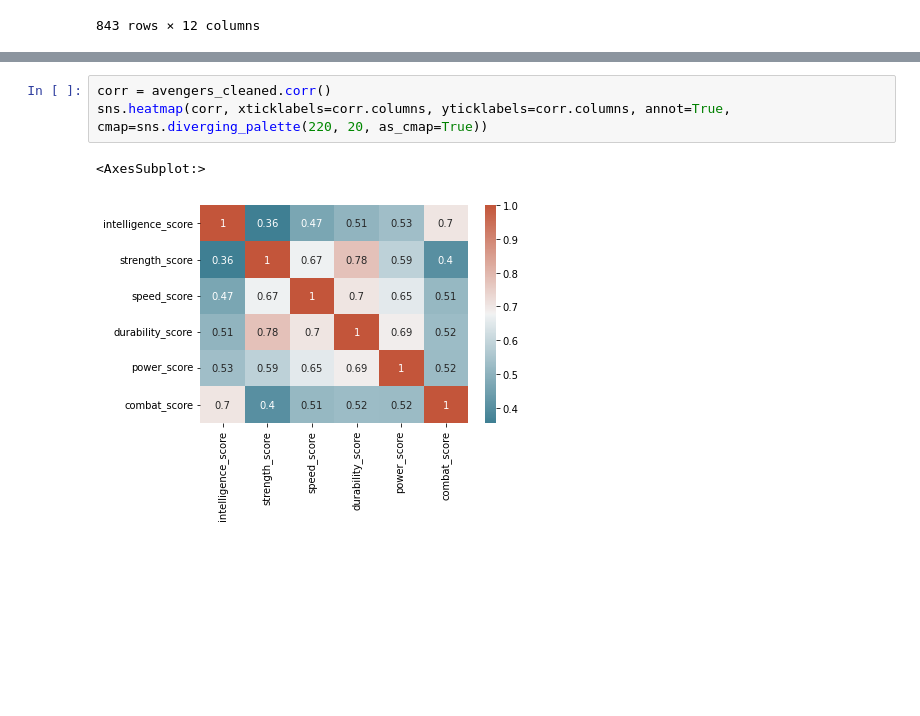
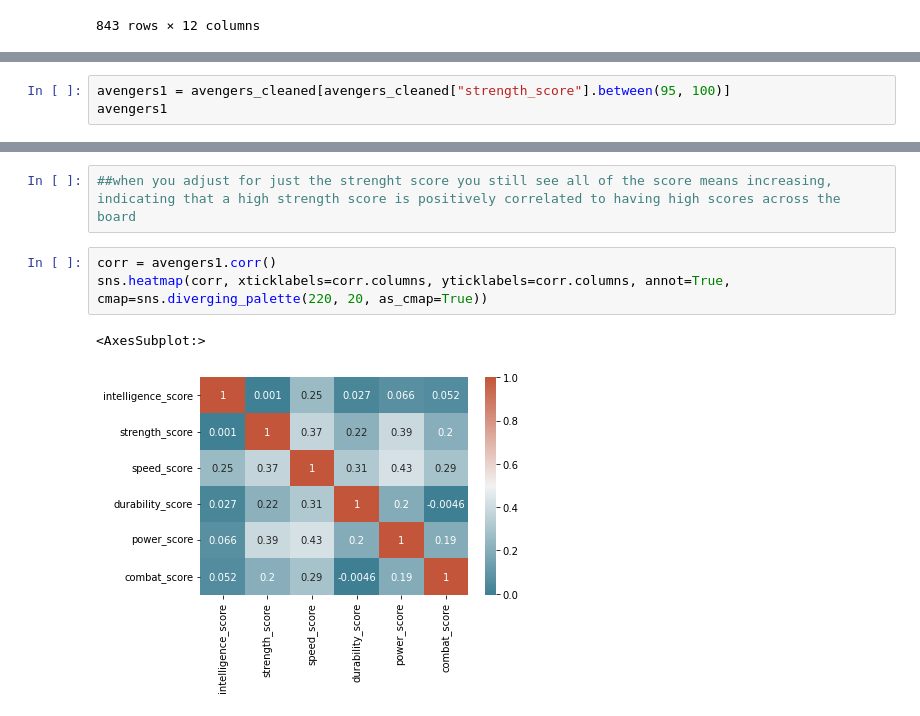
Before and after one commit to data301-2021-winter1/project-group04-project, a Jupyter notebook: notebooks/analysis2.ipynb, the cells around one changed output, grey strips where cells are left out. Cells and saved outputs as stored; diff of their text form; blank space fills up the shorter version.

Commit message:
Preliminary Ultimate Avengers Findings

```diff
--- a/notebooks/analysis2.ipynb
+++ b/notebooks/analysis2.ipynb
@@ -152,0 +140,3 @@ avengers_cleaned
+# %%
+avengers1 = avengers_cleaned[avengers_cleaned["strength_score"].between(95, 100)]
+avengers1
@@ -153,6 +170,8 @@ avengers_cleaned
+# %%
+##when you adjust for just the strenght score you still see all of the score means increasing, indicating that a high strength score is positively correlated to having high scores across the board
 # %%
-corr = avengers_cleaned.corr()
+corr = avengers1.corr()
 sns.heatmap(corr, xticklabels=corr.columns, yticklabels=corr.columns, annot=True, cmap=sns.diverging_palette(220, 20, as_cmap=True))
 # %% [output]
 <AxesSubplot:>
-[figure, old version]
+[figure, new version]
```
Also changed, not shown: parts of 26 cells of this notebook.
